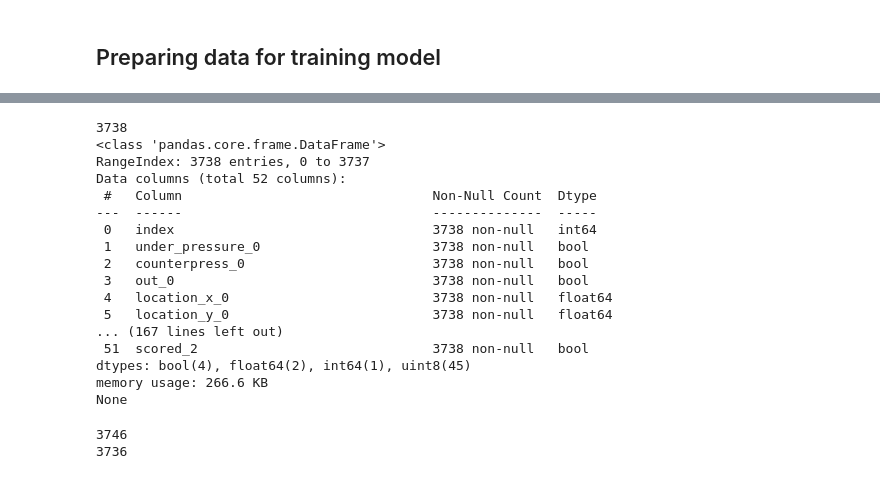
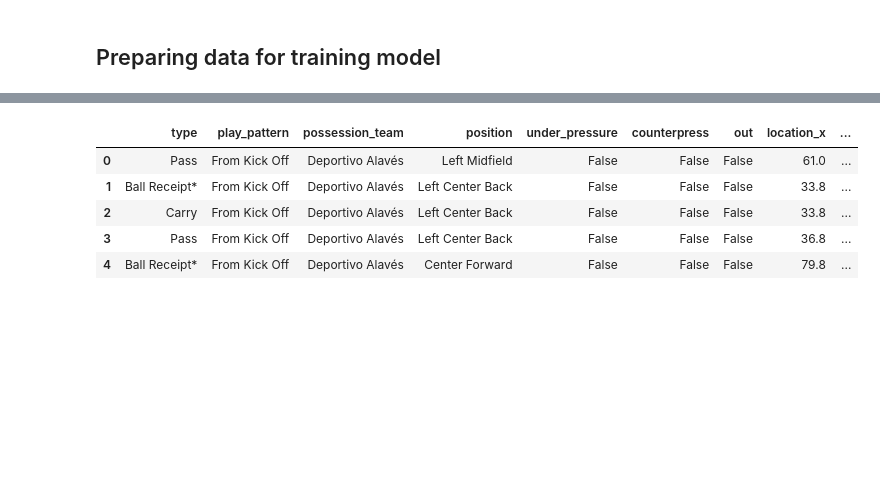
Before and after one commit to AndreTells/projet_RID_TII, a Jupyter notebook: analyse-metric2.ipynb, the cells around one changed output, grey strips where cells are left out. Cells and saved outputs as stored; diff of their text form; code cells hidden in the pictures; blank space fills up the shorter version.

```diff
--- a/analyse-metric2.ipynb
+++ b/analyse-metric2.ipynb
@@ -5,0 +8,6 @@ import numpy as np
+# %%
+def drop_additionals(df):
+    df_cols = ["type","play_pattern","possession_team","position","under_pressure","counterpress","out","location_x","location_y","shot_outcome"]
+    df= df[df['location_available']==True][df_cols].reset_index()
+    df = df.drop(columns=['index'])
+    return df
@@ -76,43 +107,0 @@ df2 = df2.drop(columns=['shot_outcome'])
-# %%
-state_len = 3
-offset_df = []
-for i in range(state_len):
-    df2_ = df2[i:-(state_len-i)]
-    df2_ = df2_.rename(lambda x: x+f'_{i}',axis='columns').reset_index()
-    offset_df.append(df2_)
-    print(len(df2_))
-    print(df2_.info())
-
-df2 = offset_df[0]
-for df2_ in offset_df[1:]:
-    df2 = df2.merge(df2_,how='inner')
-# %% [output]
-3738
-<class 'pandas.core.frame.DataFrame'>
-RangeIndex: 3738 entries, 0 to 3737
-Data columns (total 52 columns):
- #   Column                                Non-Null Count  Dtype
----  ------                                --------------  -----
- 0   index                                 3738 non-null   int64
- 1   under_pressure_0                      3738 non-null   bool
- 2   counterpress_0                        3738 non-null   bool
- 3   out_0                                 3738 non-null   bool
- 4   location_x_0                          3738 non-null   float64
- 5   location_y_0                          3738 non-null   float64
-... (167 lines left out)
- 51  scored_2                              3738 non-null   bool
-dtypes: bool(4), float64(2), int64(1), uint8(45)
-memory usage: 266.6 KB
-None
-# %%
-# TODO: separate by team then join back up
-# setting up target
-predict_window = 10
-scored = list(df2['scored_0']) + ([False] * predict_window)
-print(len(scored))
-scored_window = list(map(lambda x: any(scored[x:x+predict_window]),range(0,len(scored)-predict_window)))
-print(len(scored_window))
-df2['scored_window'] = scored_window
-# %% [output]
-3746
-3736
@@ -123,0 +108,10 @@ df2 = df2.drop(columns=['index'])
+# %%
+df = drop_additionals(df)
+df.head()
+# %% [output]
+|  | type | play_pattern | possession_team | position | under_pressure | counterpress | out | location_x | ... |
+| 0 | Pass | From Kick Off | Deportivo Alavés | Left Midfield | False | False | False | 61.0 | ... |
+| 1 | Ball Receipt* | From Kick Off | Deportivo Alavés | Left Center Back | False | False | False | 33.8 | ... |
+| 2 | Carry | From Kick Off | Deportivo Alavés | Left Center Back | False | False | False | 33.8 | ... |
+| 3 | Pass | From Kick Off | Deportivo Alavés | Left Center Back | False | False | False | 36.8 | ... |
+| 4 | Ball Receipt* | From Kick Off | Deportivo Alavés | Center Forward | False | False | False | 79.8 | ... |
```
Also changed, not shown: parts of 44 cells of this notebook, 3 other files.
